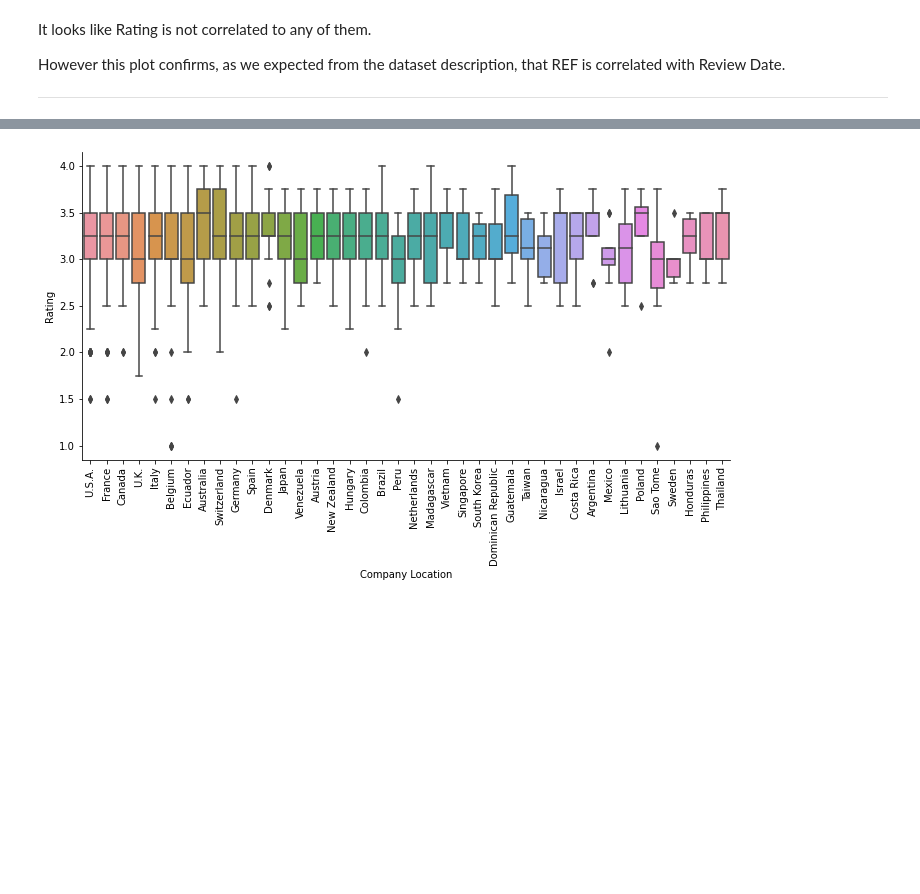
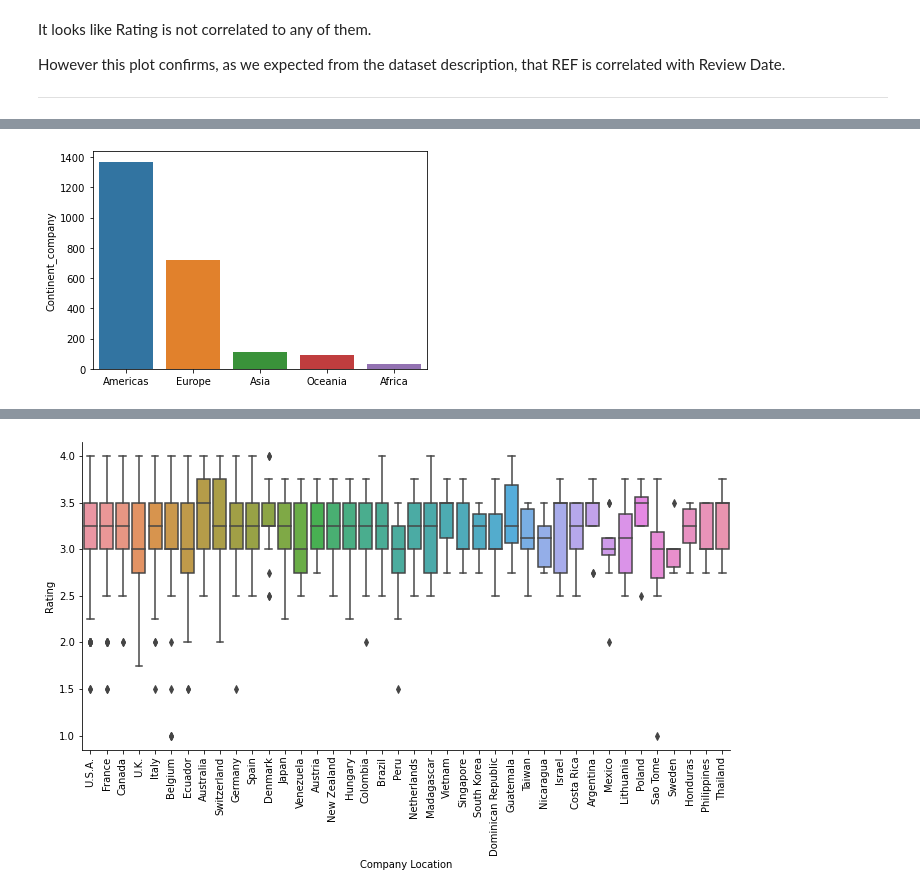
Before and after one commit to SimoneGiovannini/chocolate-rating-project, a Jupyter notebook: eda.ipynb, the cells around one changed output, grey strips where cells are left out. Saved outputs shown, nothing was run; the diff lists cells and outputs as text; code cells hidden in the pictures; blank space fills up the shorter version.

```diff
--- a/eda.ipynb
+++ b/eda.ipynb
@@ -114,0 +156,5 @@ Plot distribution of rating of most frequent company locations.
+# %%
+values = df['Continent_company'].value_counts()
+sns.barplot(x=values.index, y=values);
+# %% [output]
+[figure, added]
```
Also changed, not shown: parts of 24 cells of this notebook, 2 other files.
